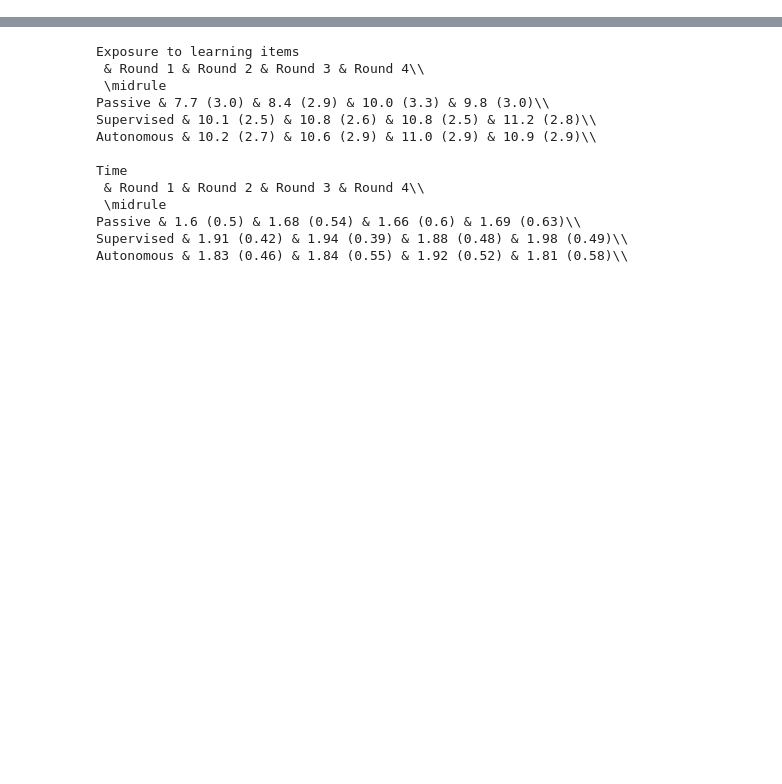
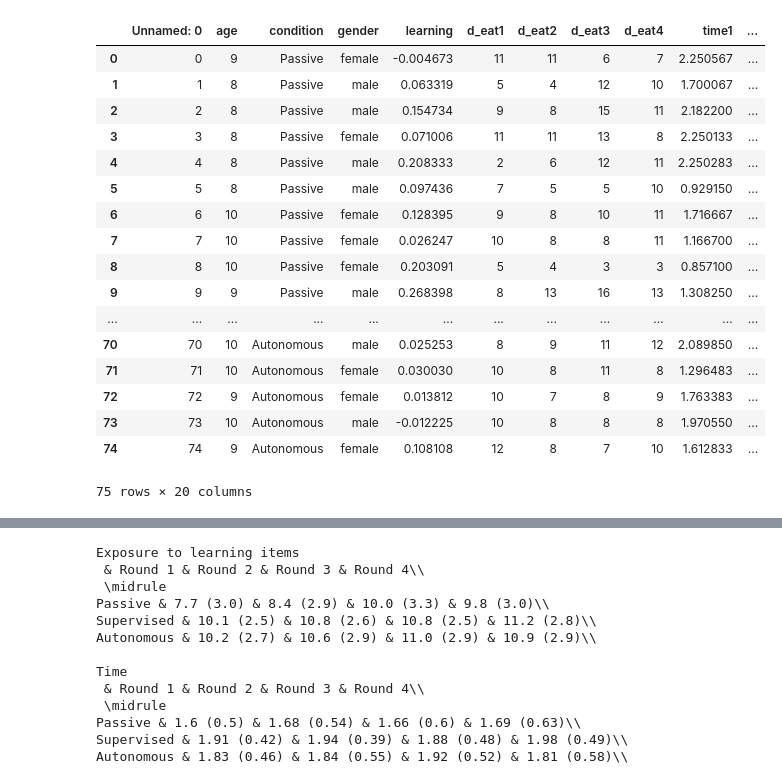
Before and after one commit to emmanuel-senft/data-foodchain, a Jupyter notebook: analyse.ipynb, the cells around one changed output, grey strips where cells are left out. Drawn from its saved outputs; the diff is of its cells as text; code cells hidden in the pictures; blank space fills up the shorter version.

```diff
--- a/analyse.ipynb
+++ b/analyse.ipynb
@@ -146,3 +154,25 @@ def analyse_actions(data,cat,hue,xlabel,ylabel,action_labels,palette=["#F7C544",
     if saving:
         f.savefig(path+"actions.pdf",bbox_inches="tight")
     plt.show()
+# %%
+df["points"]
+df
+# %% [output]
+|  | Unnamed: 0 | age | condition | gender | learning | d_eat1 | d_eat2 | d_eat3 | d_eat4 | time1 | ... |
+| 0 | 0 | 9 | Passive | female | -0.004673 | 11 | 11 | 6 | 7 | 2.250567 | ... |
+| 1 | 1 | 8 | Passive | male | 0.063319 | 5 | 4 | 12 | 10 | 1.700067 | ... |
+| 2 | 2 | 8 | Passive | male | 0.154734 | 9 | 8 | 15 | 11 | 2.182200 | ... |
+| 3 | 3 | 8 | Passive | female | 0.071006 | 11 | 11 | 13 | 8 | 2.250133 | ... |
+| 4 | 4 | 8 | Passive | male | 0.208333 | 2 | 6 | 12 | 11 | 2.250283 | ... |
+| 5 | 5 | 8 | Passive | male | 0.097436 | 7 | 5 | 5 | 10 | 0.929150 | ... |
+| 6 | 6 | 10 | Passive | female | 0.128395 | 9 | 8 | 10 | 11 | 1.716667 | ... |
+| 7 | 7 | 10 | Passive | female | 0.026247 | 10 | 8 | 8 | 11 | 1.166700 | ... |
+| 8 | 8 | 10 | Passive | female | 0.203091 | 5 | 4 | 3 | 3 | 0.857100 | ... |
+| 9 | 9 | 9 | Passive | male | 0.268398 | 8 | 13 | 16 | 13 | 1.308250 | ... |
+| ... | ... | ... | ... | ... | ... | ... | ... | ... | ... | ... | ... |
+| 70 | 70 | 10 | Autonomous | male | 0.025253 | 8 | 9 | 11 | 12 | 2.089850 | ... |
+| 71 | 71 | 10 | Autonomous | female | 0.030030 | 10 | 8 | 11 | 8 | 1.296483 | ... |
+| 72 | 72 | 9 | Autonomous | female | 0.013812 | 10 | 7 | 8 | 9 | 1.763383 | ... |
+| 73 | 73 | 10 | Autonomous | male | -0.012225 | 10 | 8 | 8 | 8 | 1.970550 | ... |
+| 74 | 74 | 9 | Autonomous | female | 0.108108 | 12 | 8 | 7 | 10 | 1.612833 | ... |
+75 rows × 20 columns
```
Also changed, not shown: parts of 5 cells of this notebook.
